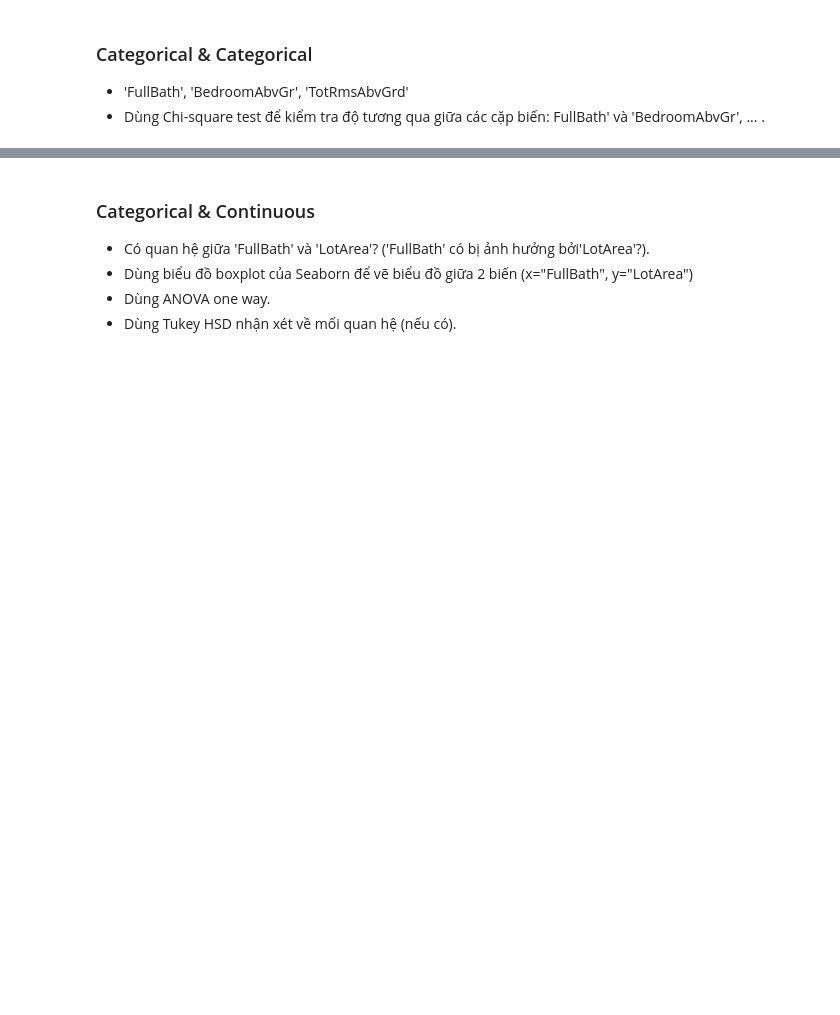
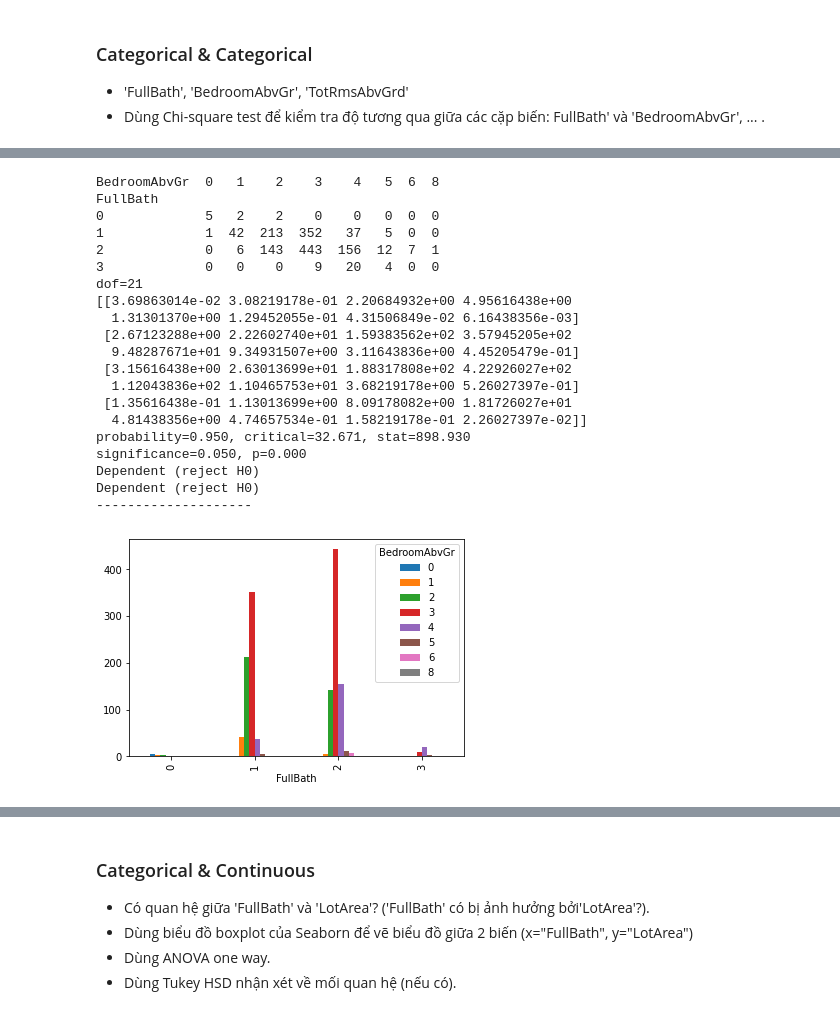
Before and after one commit to galvin96/course-MachineLearning, a Jupyter notebook: Math for Data Science/Bai thi cuoi khoa/Bai thi - Le Viet Hung.ipynb, the cells around one changed output, grey strips where cells are left out. Drawn from its saved outputs; the diff is of its cells as text; code cells hidden in the pictures; blank space fills up the shorter version.

Commit message:
complete the test

```diff
--- a/Math for Data Science/Bai thi cuoi khoa/Bai thi - Le Viet Hung.ipynb
+++ b/Math for Data Science/Bai thi cuoi khoa/Bai thi - Le Viet Hung.ipynb
@@ -312,0 +418,57 @@ Outlier Lower values: [3 3 3 3 3 3 3 3 3 3 3 3 3 3 3 3 3 3 3 3 3 3 3 3 3 3 3 3 3
+# %%
+def chisquared_test(data, var_1, var_2):
+    # contingency table:  Ho: Pclass and Sex independent
+    table = pd.crosstab(data[var_1], data[var_2])
+    print(table)
+
+    table.plot.bar()
+
+    stat, p, dof, expected = chi2_contingency(table)
+    print('dof=%d' % dof)
+    print(expected)
+
+    # interpret test-statistic
+    prob = 0.95
+    critical = chi2.ppf(prob, dof)
+    print('probability=%.3f, critical=%.3f, stat=%.3f' % (prob, critical, stat))
+
+    # interpret p-value
+    alpha = 1.0 - prob
+    print('significance=%.3f, p=%.3f' % (alpha, p))
+    if p <= alpha:
+        print('Dependent (reject H0)')
+    else:
+        print('Independent (fail to reject H0)')
+
+    if abs(stat) >= critical:
+        print('Dependent (reject H0)')
+    else:
+        print('Independent (fail to reject H0)')
+
+    print('-'*20)
+# %%
+# H0: Biến FullBath và BedroomAbvGr là 2 biến độc lập.
+# H1: Biến FullBath và BedroomAbvGr không phải là 2 biến độc lập.
+chisquared_test(df, 'FullBath', 'BedroomAbvGr')
+# %% [output]
+BedroomAbvGr  0   1    2    3    4   5  6  8
+FullBath
+0             5   2    2    0    0   0  0  0
+1             1  42  213  352   37   5  0  0
+2             0   6  143  443  156  12  7  1
+3             0   0    0    9   20   4  0  0
+dof=21
+[[3.69863014e-02 3.08219178e-01 2.20684932e+00 4.95616438e+00
+  1.31301370e+00 1.29452055e-01 4.31506849e-02 6.16438356e-03]
+ [2.67123288e+00 2.22602740e+01 1.59383562e+02 3.57945205e+02
+  9.48287671e+01 9.34931507e+00 3.11643836e+00 4.45205479e-01]
+ [3.15616438e+00 2.63013699e+01 1.88317808e+02 4.22926027e+02
+  1.12043836e+02 1.10465753e+01 3.68219178e+00 5.26027397e-01]
+ [1.35616438e-01 1.13013699e+00 8.09178082e+00 1.81726027e+01
+  4.81438356e+00 4.74657534e-01 1.58219178e-01 2.26027397e-02]]
+probability=0.950, critical=32.671, stat=898.930
+significance=0.050, p=0.000
+Dependent (reject H0)
+Dependent (reject H0)
+--------------------
+[figure, added]
```
Also changed, not shown: parts of 22 cells of this notebook, 1 other file.
